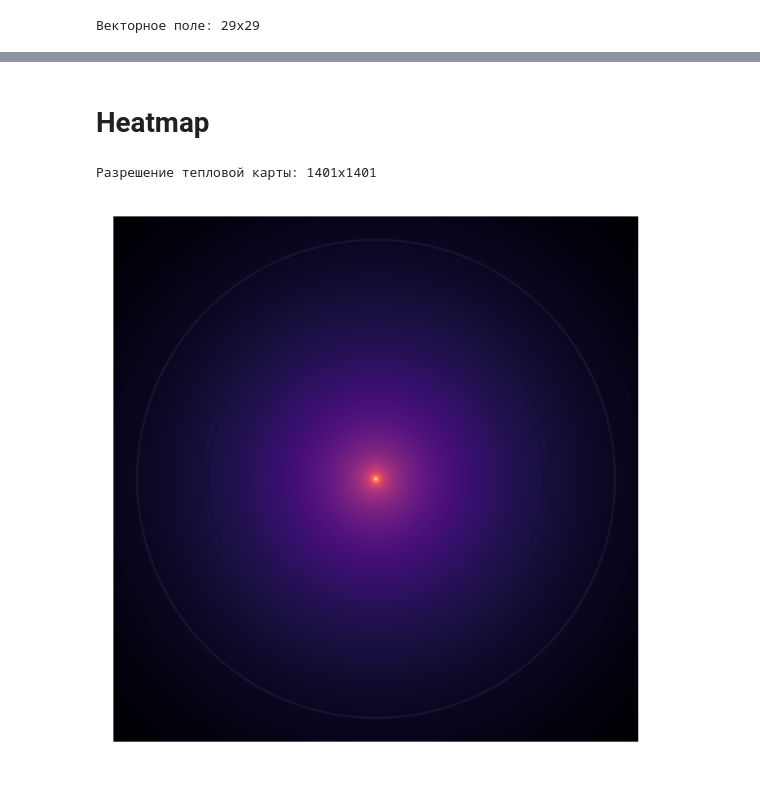
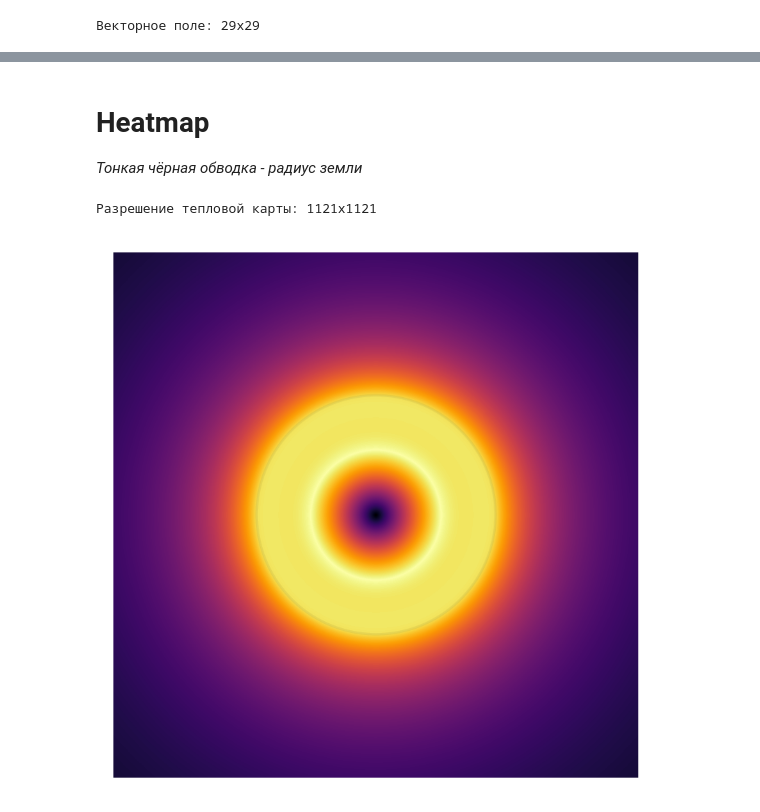
Before and after one commit to sqeezelemon/itmo-physics, a Jupyter notebook: modeling1/18.ipynb, the cells around one changed output, grey strips where cells are left out. Saved outputs shown, nothing was run; the diff lists cells and outputs as text; code cells hidden in the pictures.

```diff
--- a/modeling1/18.ipynb
+++ b/modeling1/18.ipynb
@@ -52,14 +67,17 @@ plt.show()
 # %%
-step = 500000
+# Шаг между точками, из которых считаются вектора
+step = 1000000
+# Процент длины стрелочки от максимальной, который всегда есть
 basearrowlen = 0.05
-xlim = (-7000000, 7000000)
-ylim = (-7000000, 7000000)
+# Границы по осям, где (0,0) - центр земли
+xlim = (-14000000, 14000000)
+ylim = (-14000000, 14000000)
 
 print(f"Векторное поле: {(xlim[1]-xlim[0])//step + 1}x{(ylim[1]-ylim[0])//step + 1}")
 # %% [output]
 Векторное поле: 29x29
 # %%
-E_max = E(step)
+E_max = E(3470000)
 
 def vec(x0: float, y0: float) -> tuple:
     global r, step, E_max, basearrowlen
@@ -71,6 +89,7 @@ def vec(x0: float, y0: float) -> tuple:
     dy = (-y0/dist)*step*k
     return (dx,dy)
 # %%
+# Vector field drawing
 # Initial setup
 plt.figure(dpi=250)
 plt.xlim(xlim[0], xlim[1])
@@ -81,7 +100,9 @@ gx, gy = np.array(grid[0]).reshape(-1), np.array(grid[1]).reshape(-1)
 
 for x,y in zip(gx, gy):
     dx,dy = vec(x,y)
-    plt.arrow(x,y,dx,dy, color="r", head_width=step//5, linewidth=0.2, alpha=0.7)
+    dx, dy = dx*0.7, dy*0.7
+    alpha = 0.7*(E(math.sqrt(x*x + y*y))/E_max*0.4 + 0.6)
+    plt.arrow(x,y,dx,dy, color="r", head_width=step//5, linewidth=0.2, alpha=alpha)
 
 # Show Earth radius if chosen radius is bigger than R_Earth
 if (xlim[0] >= R_Earth or xlim[1] >= R_Earth or
@@ -97,53 +118,51 @@ plt.show()
-# %% [markdown]
-# Heatmap
+# %% [markdown]
+# Heatmap
+*Тонкая чёрная обводка - радиус земли*
 # %%
-# Минимальное расстояние до границ (М)
-xlim = (-7000000, 7000000)
-ylim = (-7000000, 7000000)
+# Heatmap Settings
+# Границы по осям, где (0,0) - центр земли
+xlim = (-14000000, 14000000)
+ylim = (-14000000, 14000000)
 # Шаг для вычислений (М)
-step = 10000
-# Основание логарифма, с помощью которого вычисляется цвет
-colorlogbase = 2
+step = 25000
 
 xres, yres = (xlim[1]-xlim[0])//step + 1, (ylim[1]-ylim[0])//step + 1
 print(f"Разрешение тепловой карты: {xres}x{yres}")
-if xres > 1500 or yres > 1500: print("Время будет исчисляться десятками секунд")
+if xres*yres > 1500**2: print("Это может быть долго")
 # %% [output]
-Разрешение тепловой карты: 1401x1401
+Разрешение тепловой карты: 1121x1121
 # %%
+# Heatmap generation
+
 hmap = np.zeros((yres, xres))
 
-E_max = E(step)
 for xi in range(xres):
     for yi in range(yres):
         x = xlim[0] + step*xi
         y = ylim[0] + step*yi
         dist = math.sqrt(x*x + y*y)
-        if dist == 0:
-            hmap[yi][xi] = math.log(E_max, colorlogbase)
-        else:
-            hmap[yi][xi] = math.log(E(dist), colorlogbase)
+        hmap[yi][xi] = E(dist)
 
 plt.figure(dpi=250)
 # magma, rainbow
-plt.imshow(hmap, cmap="magma", origin="lower")
+plt.imshow(hmap, cmap="inferno", origin="lower")
 # Show Earth radius if chosen radius is bigger than R_Earth
 if (xlim[0] >= R_Earth or xlim[1] >= R_Earth or
     ylim[0] >= R_Earth or ylim[1] >= R_Earth):
     xcenter = xres*(-xlim[0])/(xlim[1]-xlim[0])
     ycenter = yres*(-ylim[0])/(ylim[1]-ylim[0])
 
     circrad = None
     if (xlim[0] != 0):
         circrad = xcenter*(R_Earth/abs(xlim[0]))
     else:
         circrad = (xres-xcenter)*(R_Earth/abs(xlim[1]))
-    circ = plt.Circle((xcenter,ycenter),circrad, color="w", alpha=0.05, fill=False)
+    circ = plt.Circle((xcenter,ycenter),circrad, color="k", alpha=0.05, fill=False)
     plt.gca().add_patch(circ)
 
 
 plt.gca().set_aspect(1)
 plt.axis("off")
 plt.show()
 # %% [output]
-[figure, old version]
+[figure, new version]
```
Also changed, not shown: parts of 9 cells of this notebook.
